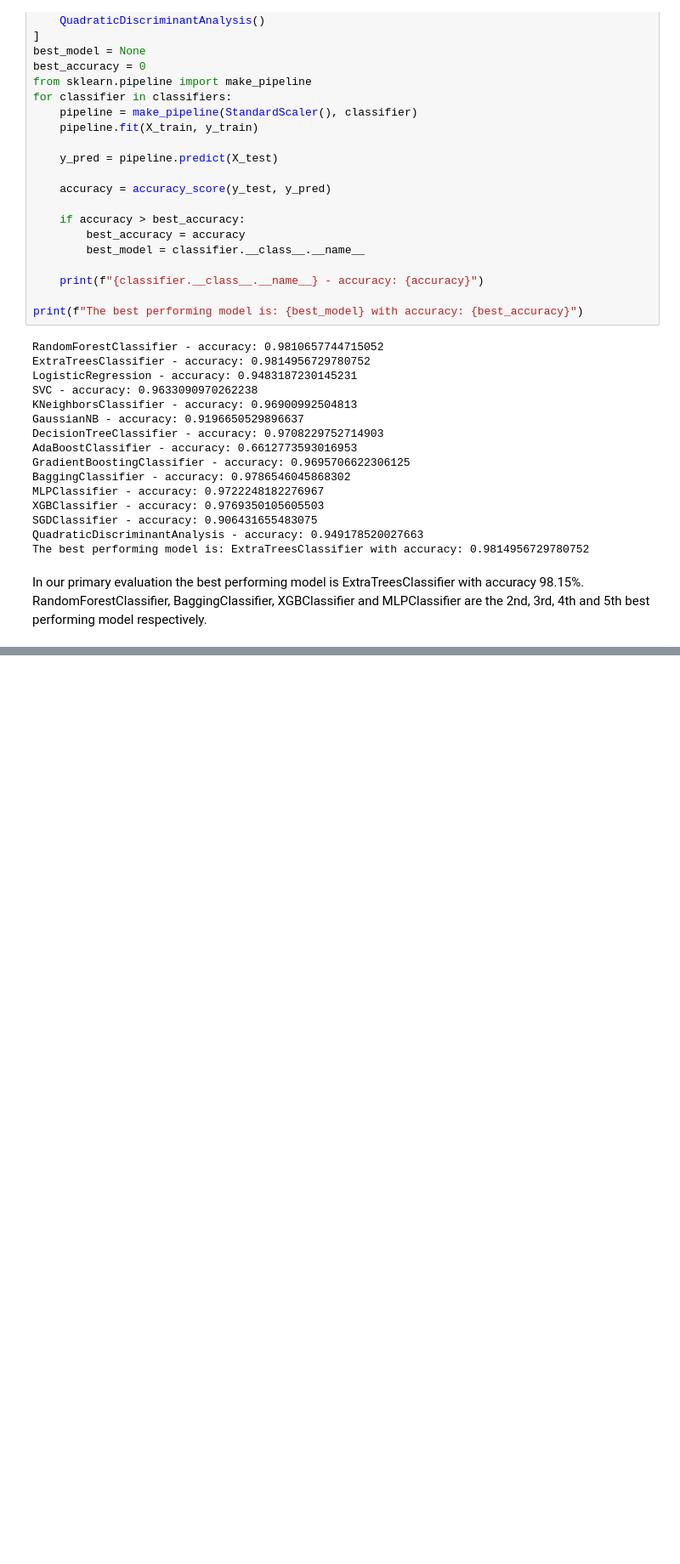
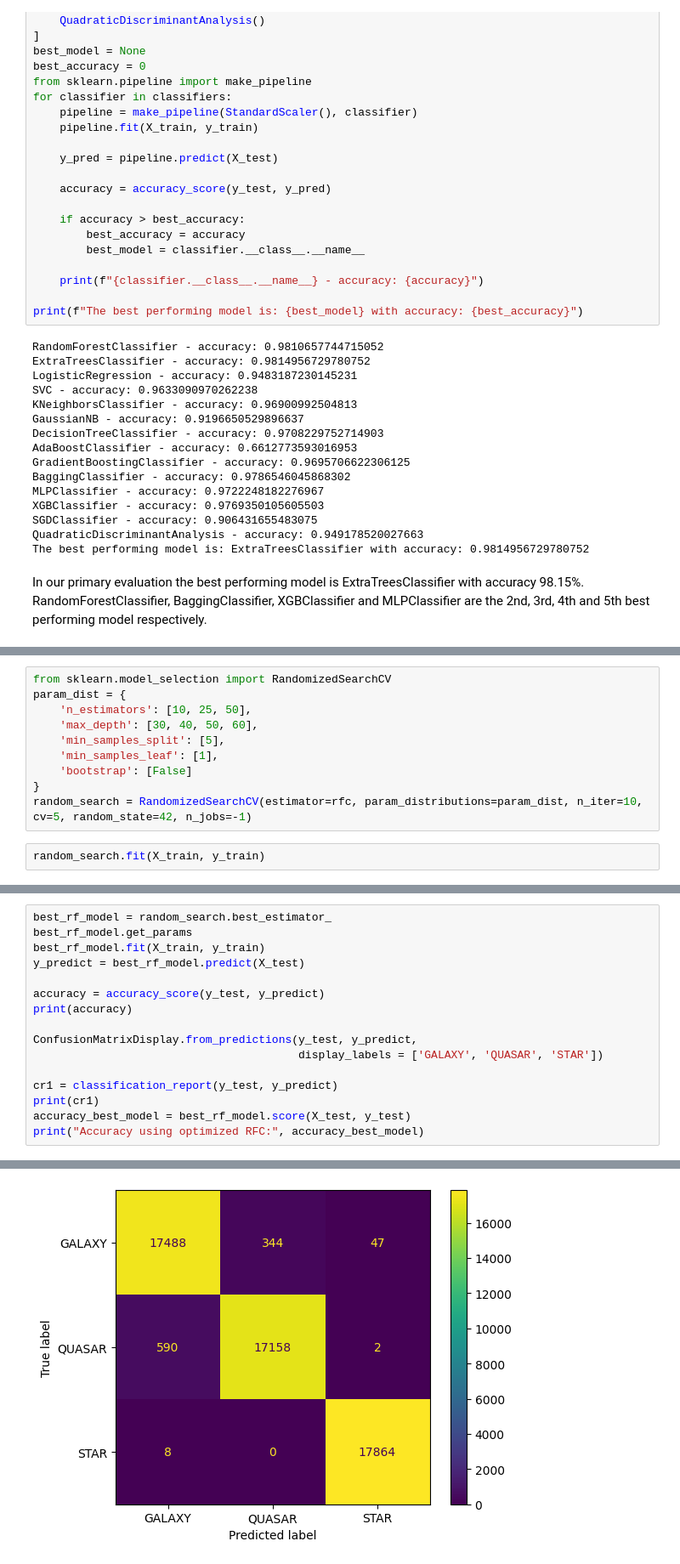
Before and after one commit to Ahmed-Estiak/stellar-classification-using-SMOTE-and-classifiers-ensemble, a Jupyter notebook: Stellar Classification (Smote, Scaled, hyperparamter tuning and ensemble).ipynb, the cells around one changed output, grey strips where cells are left out. Shown: that part at 85% size. Drawn from its saved outputs; the diff is of its cells as text; blank space fills up the shorter version.

```diff
--- a/Stellar Classification (Smote, Scaled, hyperparamter tuning and ensemble).ipynb
+++ b/Stellar Classification (Smote, Scaled, hyperparamter tuning and ensemble).ipynb
@@ -383,0 +479,12 @@ In our primary evaluation the best performing model is ExtraTreesClassifier with
+# %%
+from sklearn.model_selection import RandomizedSearchCV
+param_dist = {
+    'n_estimators': [10, 25, 50],
+    'max_depth': [30, 40, 50, 60],
+    'min_samples_split': [5],
+    'min_samples_leaf': [1],
+    'bootstrap': [False]
+}
+random_search = RandomizedSearchCV(estimator=rfc, param_distributions=param_dist, n_iter=10, cv=5, random_state=42, n_jobs=-1)
+# %%
+random_search.fit(X_train, y_train)
@@ -383,0 +507,17 @@ In our primary evaluation the best performing model is ExtraTreesClassifier with
+# %%
+best_rf_model = random_search.best_estimator_
+best_rf_model.get_params
+best_rf_model.fit(X_train, y_train)
+y_predict = best_rf_model.predict(X_test)
+
+accuracy = accuracy_score(y_test, y_predict)
+print(accuracy)
+
+ConfusionMatrixDisplay.from_predictions(y_test, y_predict,
+                                        display_labels = ['GALAXY', 'QUASAR', 'STAR'])
+
+cr1 = classification_report(y_test, y_predict)
+print(cr1)
+accuracy_best_model = best_rf_model.score(X_test, y_test)
+print("Accuracy using optimized RFC:", accuracy_best_model)
+# %% [output]
@@ -383,0 +536 @@ In our primary evaluation the best performing model is ExtraTreesClassifier with
+[figure, added]
```
Also changed, not shown: parts of 10 cells of this notebook.
